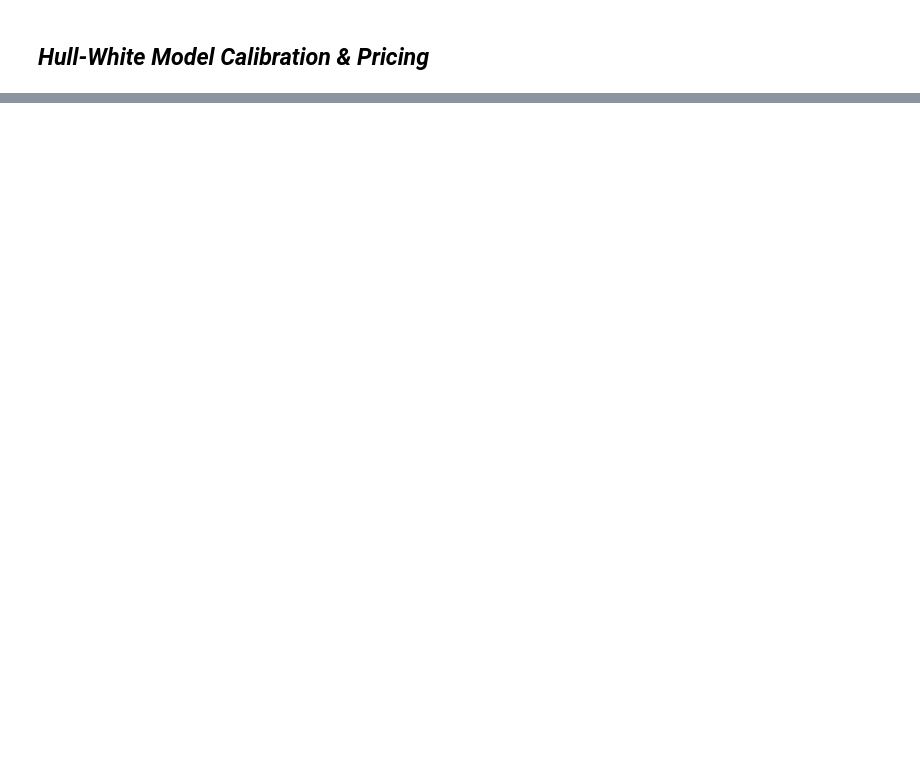
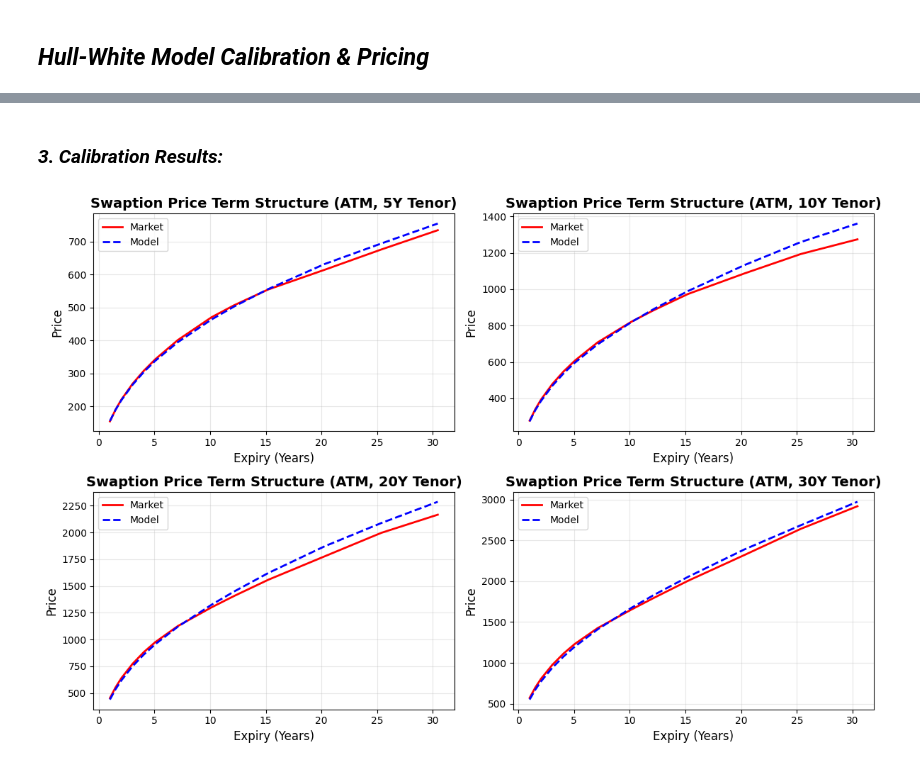
Before and after one commit to MarchesiQuant/Hull-White-Pricer, a Jupyter notebook: example.ipynb, the cells around one changed output, grey strips where cells are left out. Cells and saved outputs as stored; diff of their text form; code cells hidden in the pictures; blank space fills up the shorter version.

```diff
--- a/example.ipynb
+++ b/example.ipynb
@@ -408,0 +93,15 @@ Error :-4.1417%
+# %%
+# Calibration
+df = pd.read_excel(file, sheet_name = 'Template')
+df['Payment_Dates'] = [[float(x) for x in eval(item)] for item in df['Payment_Dates'].tolist()]
+
+market_prices = {
+    'Prices': df['Price'].tolist(),
+    'Strike': df['Strike'].tolist(),
+    'Notional': df['Notional'].tolist(),
+    'Dates': df['Payment_Dates'].tolist()}
+
+# Initialize pricer and calibrator, and calibrate to market
+pricer = HullWhitePricer(curve)
+calibrator = HullWhiteCalibrator(pricer, market_prices, calibrate_to = 'Swaptions', a_fixed = 0.01)
+result = calibrator.calibrate()
@@ -408,0 +126,26 @@ Error :-4.1417%
+# %% [markdown]
+### ***3. Calibration Results:***
+# %%
+df['Model_Price'] = [pricer.swaption(df['Payment_Dates'][i], df['Notional'][i], df['Strike'][i]/100)/curve.discount(df['Expiry'][i]) for i in range(len(df))]
+fig, axes = plt.subplots(2, 2, figsize=(12, 8))
+Tenors = [5.0, 10.0, 20.0, 30.0]
+axes = axes.flatten()
+
+for idx, tenor in enumerate(Tenors):
+    df_tenor = df[df['Tenor'] == tenor]
+    T_vals = df_tenor['Expiry']
+    model_price = df_tenor['Model_Price']
+    market_price = df_tenor['Price']
+
+    axes[idx].plot(T_vals, market_price, 'r-', linewidth=2, label='Market')
+    axes[idx].plot(T_vals, model_price, 'b--', linewidth=2, label='Model')
+    axes[idx].set_title(f'Swaption Price Term Structure (ATM, {int(tenor)}Y Tenor)', fontsize=14, fontweight='bold')
+    axes[idx].set_xlabel('Expiry (Years)', fontsize=12)
+    axes[idx].set_ylabel('Price', fontsize=12)
+    axes[idx].grid(True, alpha=0.3)
+    axes[idx].legend(fontsize=10)
+
+plt.tight_layout()
+plt.show()
+# %% [output]
+[figure, added]
```
Also changed, not shown: parts of 46 cells of this notebook, 3 other files.
